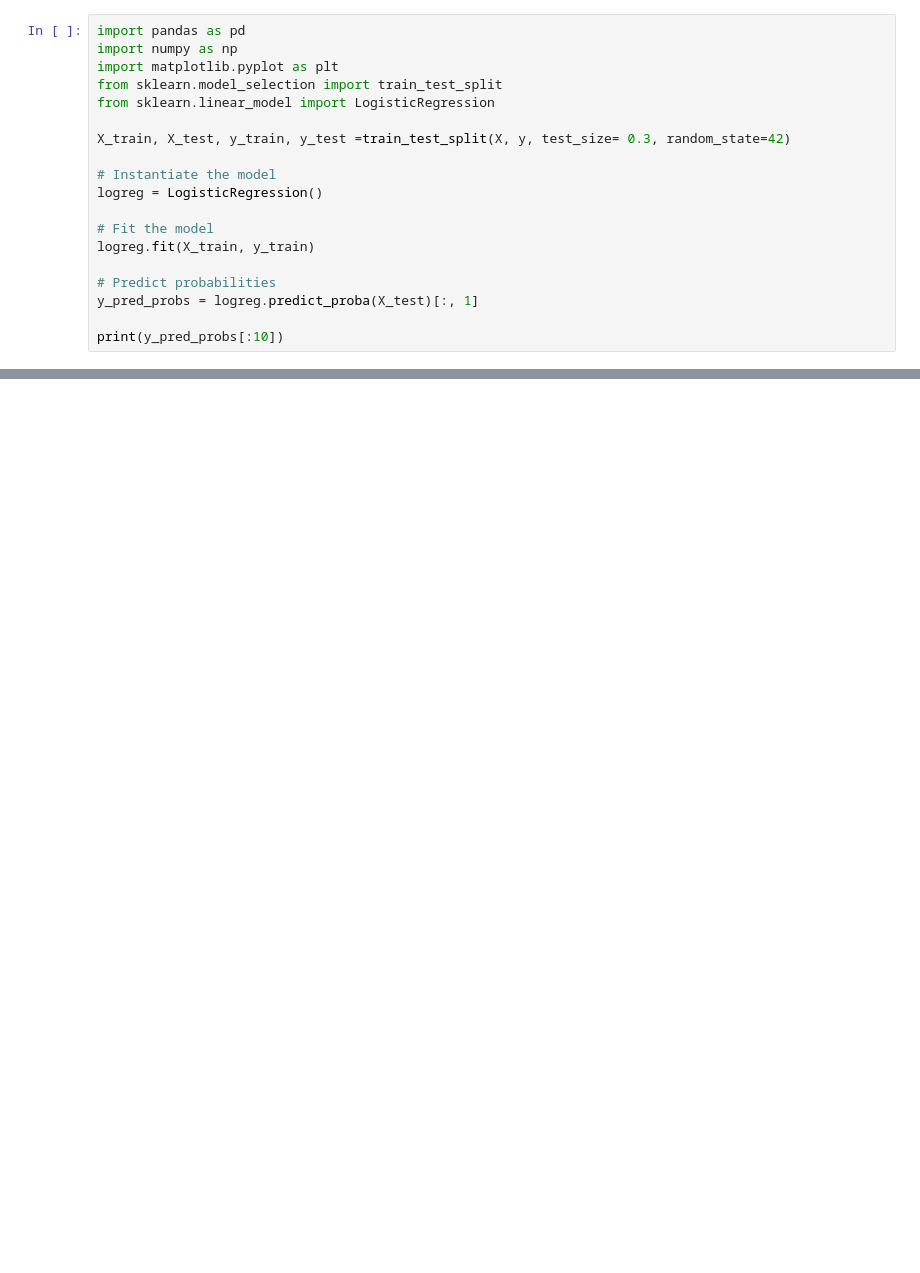
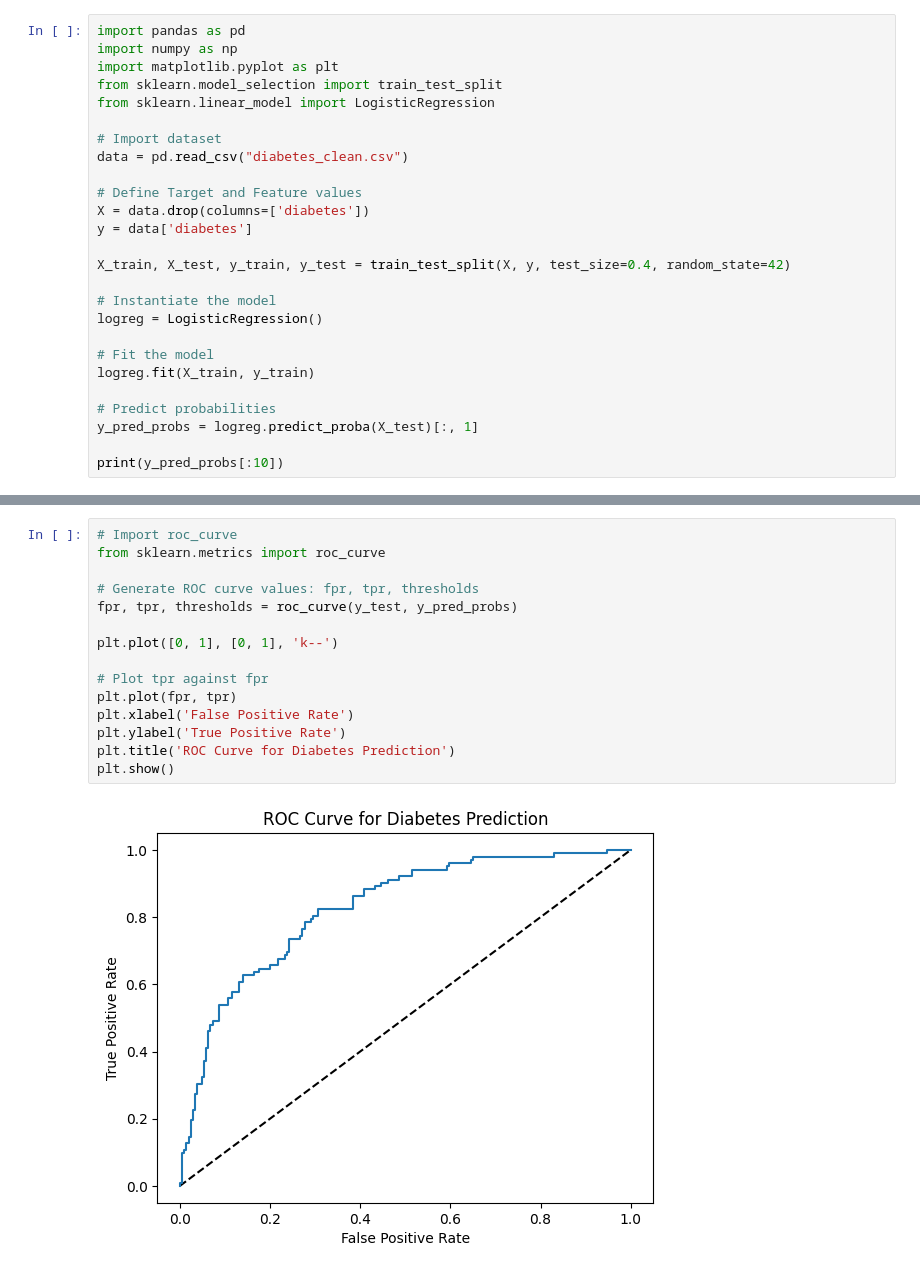
Before and after one commit to meleknurs/data_science_projects, a Jupyter notebook: exercise-data/17.06/logistic_regression.ipynb, the cells around one changed output, grey strips where cells are left out. Saved outputs shown, nothing was run; the diff lists cells and outputs as text; blank space fills up the shorter version.

Commit message:
logistic regression with ROC curve, ROC AUC

```diff
--- a/exercise-data/17.06/logistic_regression.ipynb
+++ b/exercise-data/17.06/logistic_regression.ipynb
@@ -5,7 +5,14 @@ import matplotlib.pyplot as plt
 from sklearn.model_selection import train_test_split
 from sklearn.linear_model import LogisticRegression
 
-X_train, X_test, y_train, y_test =train_test_split(X, y, test_size= 0.3, random_state=42)
+# Import dataset
+data = pd.read_csv("diabetes_clean.csv")
+
+# Define Target and Feature values
+X = data.drop(columns=['diabetes'])
+y = data['diabetes']
+
+X_train, X_test, y_train, y_test = train_test_split(X, y, test_size=0.4, random_state=42)
 
 # Instantiate the model
 logreg = LogisticRegression()
@@ -21,0 +37,17 @@ NameError: name 'X_train' is not defined
+# %%
+# Import roc_curve
+from sklearn.metrics import roc_curve
+
+# Generate ROC curve values: fpr, tpr, thresholds
+fpr, tpr, thresholds = roc_curve(y_test, y_pred_probs)
+
+plt.plot([0, 1], [0, 1], 'k--')
+
+# Plot tpr against fpr
+plt.plot(fpr, tpr)
+plt.xlabel('False Positive Rate')
+plt.ylabel('True Positive Rate')
+plt.title('ROC Curve for Diabetes Prediction')
+plt.show()
+# %% [output]
+[figure, added]
```
Also changed, not shown: parts of 2 cells of this notebook.
